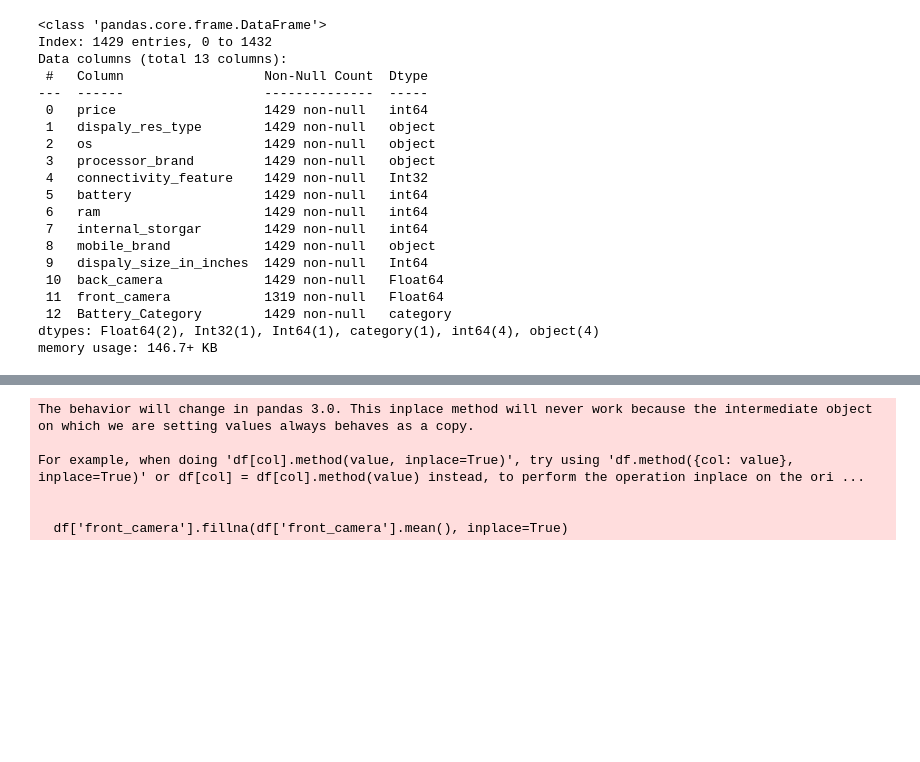
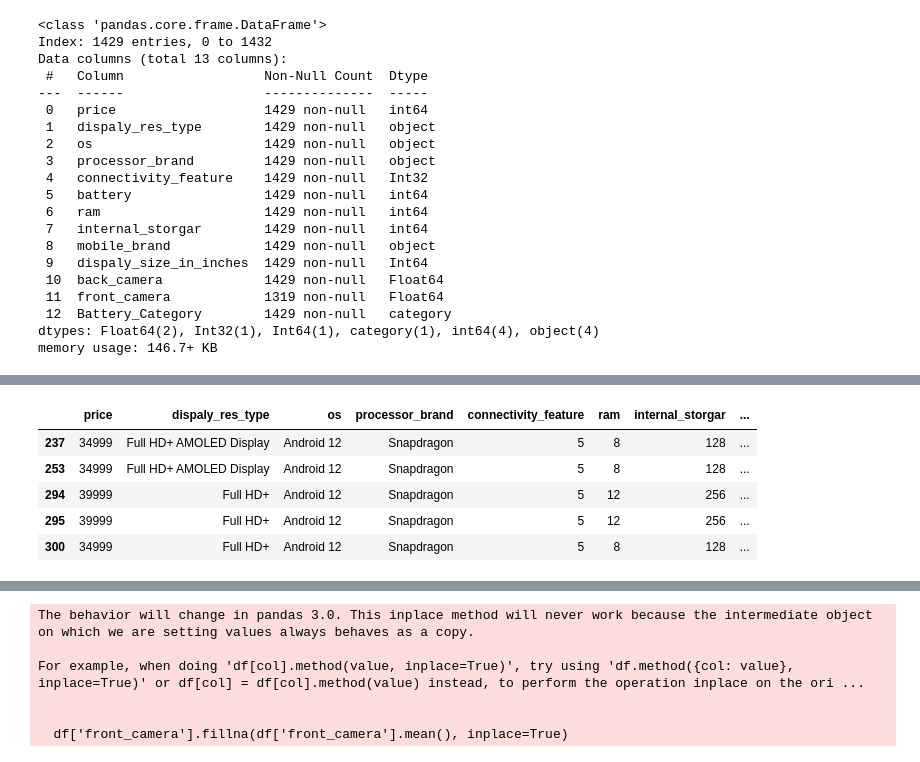
Before and after one commit to Tafique-Hossain-khan/propredict, a Jupyter notebook: notebook/phone_price/phone_model.ipynb, the cells around one changed output, grey strips where cells are left out. Cells and saved outputs as stored; diff of their text form; code cells hidden in the pictures; blank space fills up the shorter version.

```diff
--- a/notebook/phone_price/phone_model.ipynb
+++ b/notebook/phone_price/phone_model.ipynb
@@ -374,3 +385,12 @@ memory usage: 146.7+ KB
+# %%
+df[df['front_camera']==60.0]
+# %% [output]
+|  | price | dispaly_res_type | os | processor_brand | connectivity_feature | ram | internal_storgar | ... |
+| 237 | 34999 | Full HD+ AMOLED Display | Android 12 | Snapdragon | 5 | 8 | 128 | ... |
+| 253 | 34999 | Full HD+ AMOLED Display | Android 12 | Snapdragon | 5 | 8 | 128 | ... |
+| 294 | 39999 | Full HD+ | Android 12 | Snapdragon | 5 | 12 | 256 | ... |
+| 295 | 39999 | Full HD+ | Android 12 | Snapdragon | 5 | 12 | 256 | ... |
+| 300 | 34999 | Full HD+ | Android 12 | Snapdragon | 5 | 8 | 128 | ... |
 # %%
 df['Battery_Category'] = df['Battery_Category'].astype('object')
 # %%
```
Also changed, not shown: parts of 11 cells of this notebook, 4 other files.
